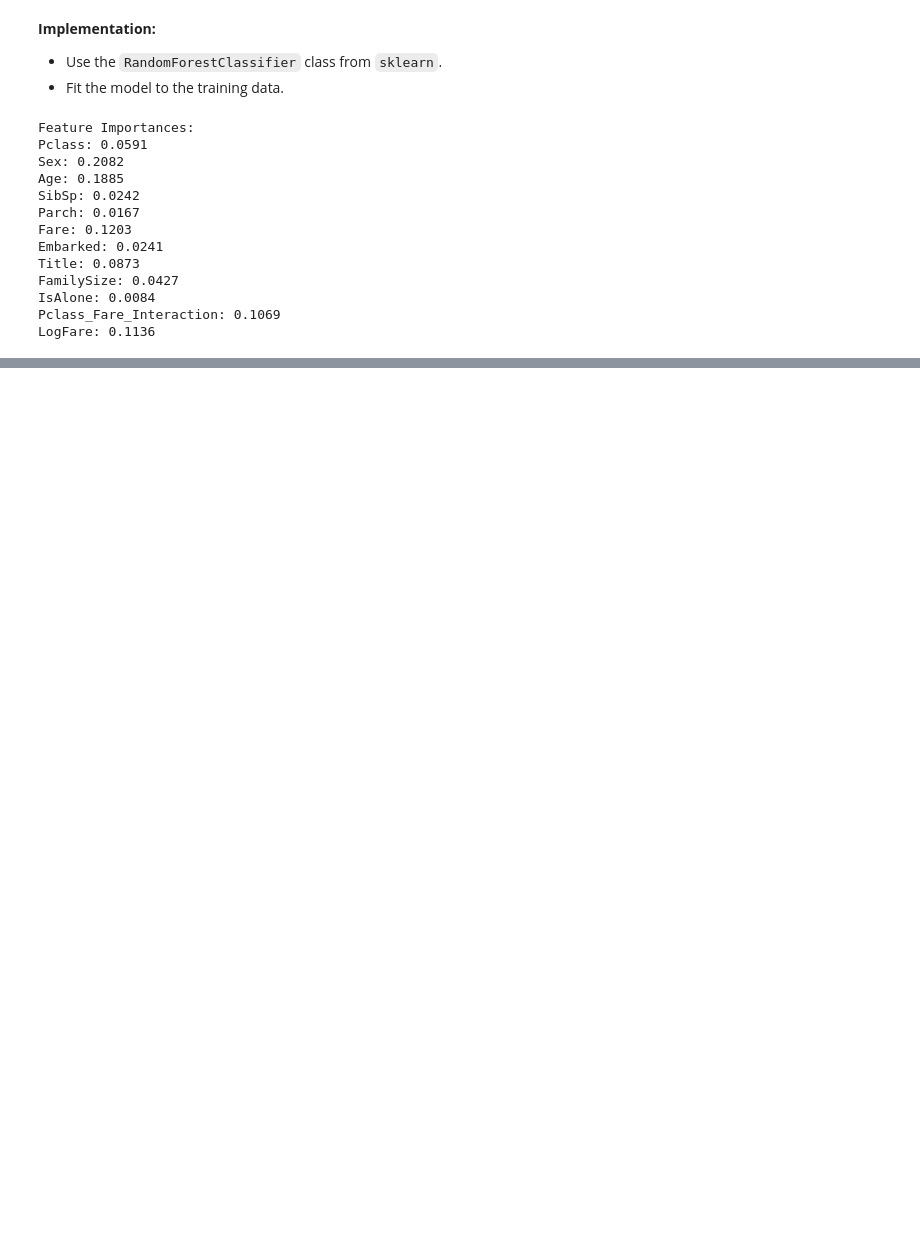
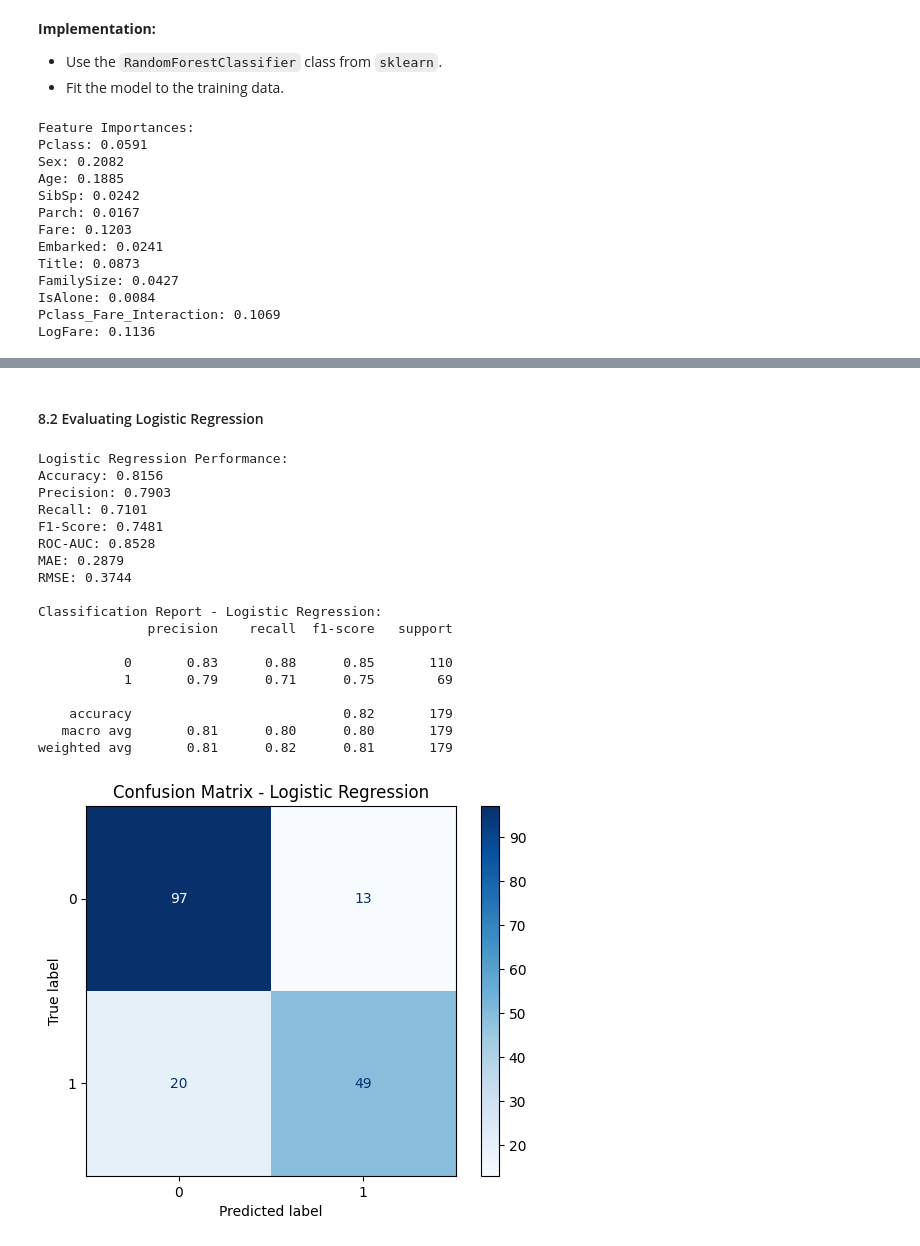
Before and after one commit to RJay02/Artificial-Intelligence, a Jupyter notebook: S2 Machine Learning AI Scientific/Machine Learning Algorithms.ipynb, the cells around one changed output, grey strips where cells are left out. Saved outputs shown, nothing was run; the diff lists cells and outputs as text; code cells hidden in the pictures; blank space fills up the shorter version.

```diff
--- a/S2 Machine Learning AI Scientific/Machine Learning Algorithms.ipynb
+++ b/S2 Machine Learning AI Scientific/Machine Learning Algorithms.ipynb
@@ -1206,0 +1286,60 @@ LogFare: 0.1136
+# %% [markdown]
+#### 8.2 Evaluating Logistic Regression
+# %%
+from sklearn.metrics import (
+    accuracy_score, precision_score, recall_score, f1_score,
+    classification_report, ConfusionMatrixDisplay, mean_absolute_error, root_mean_squared_error, roc_auc_score
+)
+
+# Generate predictions
+y_pred_lr = logistic_model.predict(X_test)
+y_pred_prob_lr = logistic_model.predict_proba(X_test)[:, 1]
+
+# Evaluate the model
+accuracy_lr = accuracy_score(y_test, y_pred_lr)
+precision_lr = precision_score(y_test, y_pred_lr)
+recall_lr = recall_score(y_test, y_pred_lr)
+f1_lr = f1_score(y_test, y_pred_lr)
+roc_auc_lr = roc_auc_score(y_test, y_pred_prob_lr)
+mae_lr = mean_absolute_error(y_test, y_pred_prob_lr)
+
+# Calculate RMSE using the new `root_mean_squared_error` function
+rmse_lr = root_mean_squared_error(y_test, y_pred_prob_lr)
+
+print("Logistic Regression Performance:")
+print(f"Accuracy: {accuracy_lr:.4f}")
+print(f"Precision: {precision_lr:.4f}")
+print(f"Recall: {recall_lr:.4f}")
+print(f"F1-Score: {f1_lr:.4f}")
+print(f"ROC-AUC: {roc_auc_lr:.4f}")
+print(f"MAE: {mae_lr:.4f}")
+print(f"RMSE: {rmse_lr:.4f}")
+
+# Detailed classification report
+print("\nClassification Report - Logistic Regression:")
+print(classification_report(y_test, y_pred_lr))
+
+# Visualise confusion matrix
+ConfusionMatrixDisplay.from_estimator(logistic_model, X_test, y_test, cmap="Blues")
+plt.title("Confusion Matrix - Logistic Regression")
+plt.show()
+# %% [output]
+Logistic Regression Performance:
+Accuracy: 0.8156
+Precision: 0.7903
+Recall: 0.7101
+F1-Score: 0.7481
+ROC-AUC: 0.8528
+MAE: 0.2879
+RMSE: 0.3744
+
+Classification Report - Logistic Regression:
+              precision    recall  f1-score   support
+
+           0       0.83      0.88      0.85       110
+           1       0.79      0.71      0.75        69
+
+    accuracy                           0.82       179
+   macro avg       0.81      0.80      0.80       179
+weighted avg       0.81      0.82      0.81       179
+[figure, added]
```
Also changed, not shown: parts of 46 cells of this notebook.
